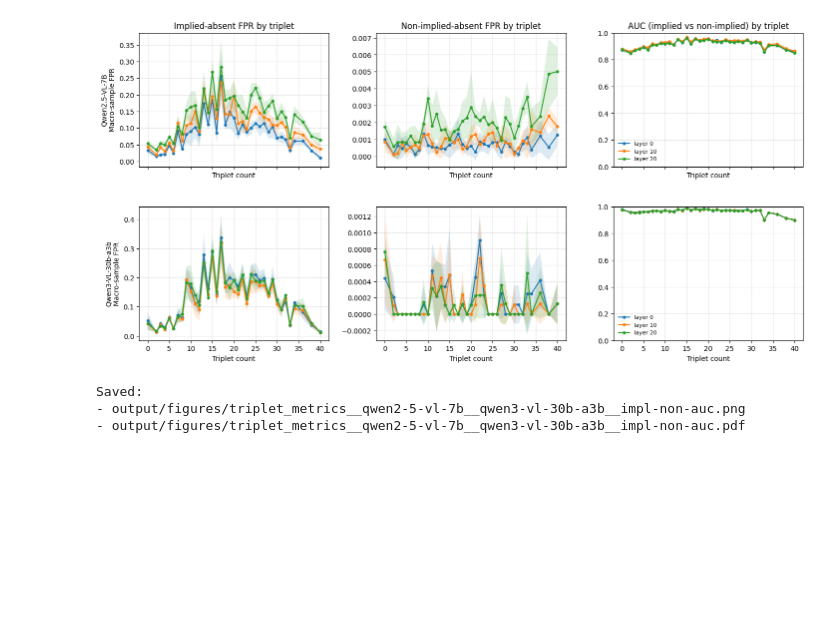
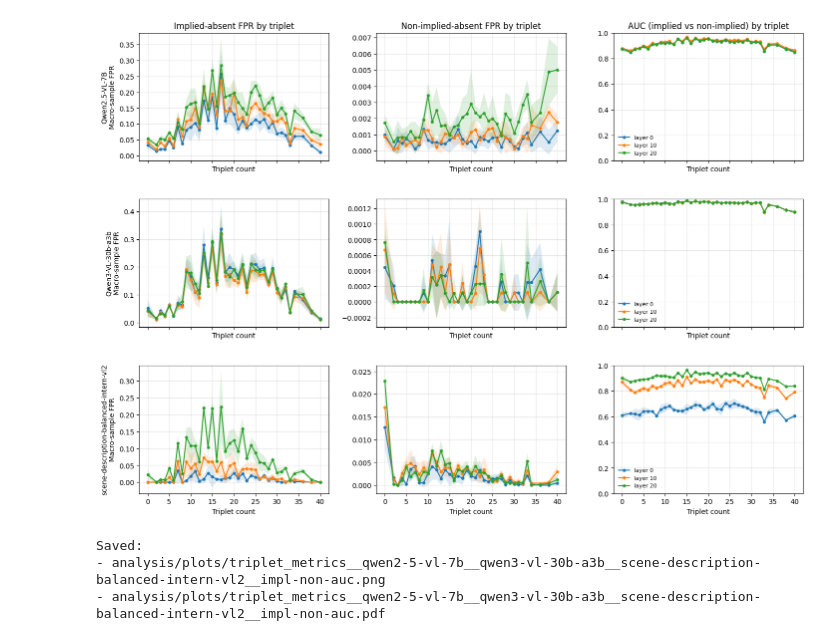
Before and after one commit to kellemNegasi/binding-open-vlm, a Jupyter notebook: Plot Interpretability result.ipynb, the cells around one changed output. Cells and saved outputs as stored; diff of their text form; code cells hidden in the pictures; blank space fills up the shorter version.

```diff
--- a/Plot Interpretability result.ipynb
+++ b/Plot Interpretability result.ipynb
@@ -10,13 +10,14 @@ from sklearn.metrics import roc_auc_score
 MODEL_RUN_SUBDIRS = [
     "scene_description_balanced_2d_qwen2.5-VL-7B-Instruct",
     "scene_description_balanced_2d_qwen3-vl-30b-a3b-instruct",
+    "scene_description_balanced_intern_vl2"
 ]
 SHOW_KEYS = ["impl", "non", "tot", "auc"]   # choose any subset/order
 SHOW_KEYS = ["impl", "non", "auc"]  # remove total
 FIG_W_PER_COL = 6.0
 FIG_H_PER_ROW = 4.0
 
-SAVE_DIR = Path("./output/figures")
+SAVE_DIR = Path("./analysis/plots")
 DPI = 200
 # -------------
 
@@ -201,35 +202,35 @@ for r, (model, model_lbl, by_layer, inter_dir) in enumerate(models_data):
         if c == 0:
             ax.set_ylabel(f"{model_lbl}\n{ylabel}")
         else:
             ax.set_ylabel("")
 
         if key == "auc":
             ax.set_ylim(0.0, 1.0)
 
         ax.grid(alpha=0.3)
 
         # Legend only once per row (rightmost panel), reduces clutter.
         if c == n_cols - 1:
             ax.legend(fontsize=8, frameon=False, loc="best")
 
 # --- SAVE FIG ---
 SAVE_DIR.mkdir(parents=True, exist_ok=True)
 models_slug = "__".join(slugify(short_model_label(m)) for m in MODEL_RUN_SUBDIRS)
 panels_slug = "-".join(show_keys)
 base = f"triplet_metrics__{models_slug}__{panels_slug}"
 
 png_path = SAVE_DIR / f"{base}.png"
 pdf_path = SAVE_DIR / f"{base}.pdf"
 
 fig.savefig(png_path, dpi=DPI, bbox_inches="tight")
 fig.savefig(pdf_path, bbox_inches="tight")
 
 plt.show()
 
 print(f"Saved:\n- {png_path}\n- {pdf_path}")
 # %% [output]
-[figure, old version]
+[figure, new version]
 Saved:
-- output/figures/triplet_metrics__qwen2-5-vl-7b__qwen3-vl-30b-a3b__impl-non-auc.png
-- output/figures/triplet_metrics__qwen2-5-vl-7b__qwen3-vl-30b-a3b__impl-non-auc.pdf
+- analysis/plots/triplet_metrics__qwen2-5-vl-7b__qwen3-vl-30b-a3b__scene-description-balanced-intern-vl2__impl-non-auc.png
+- analysis/plots/triplet_metrics__qwen2-5-vl-7b__qwen3-vl-30b-a3b__scene-description-balanced-intern-vl2__impl-non-auc.pdf
 # %%
```
Also changed, not shown: parts of 1 cell of this notebook, 11 other files.
